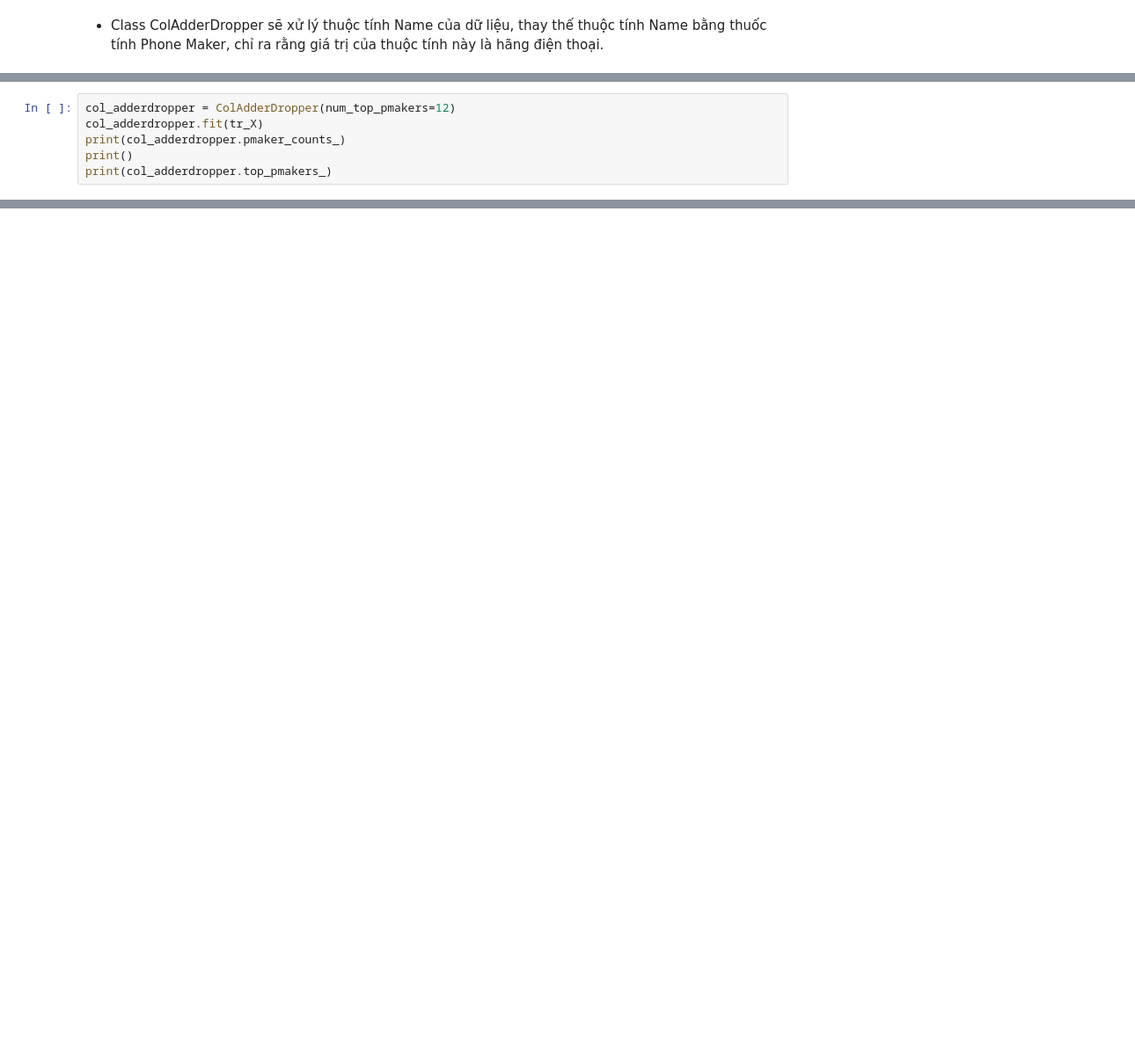
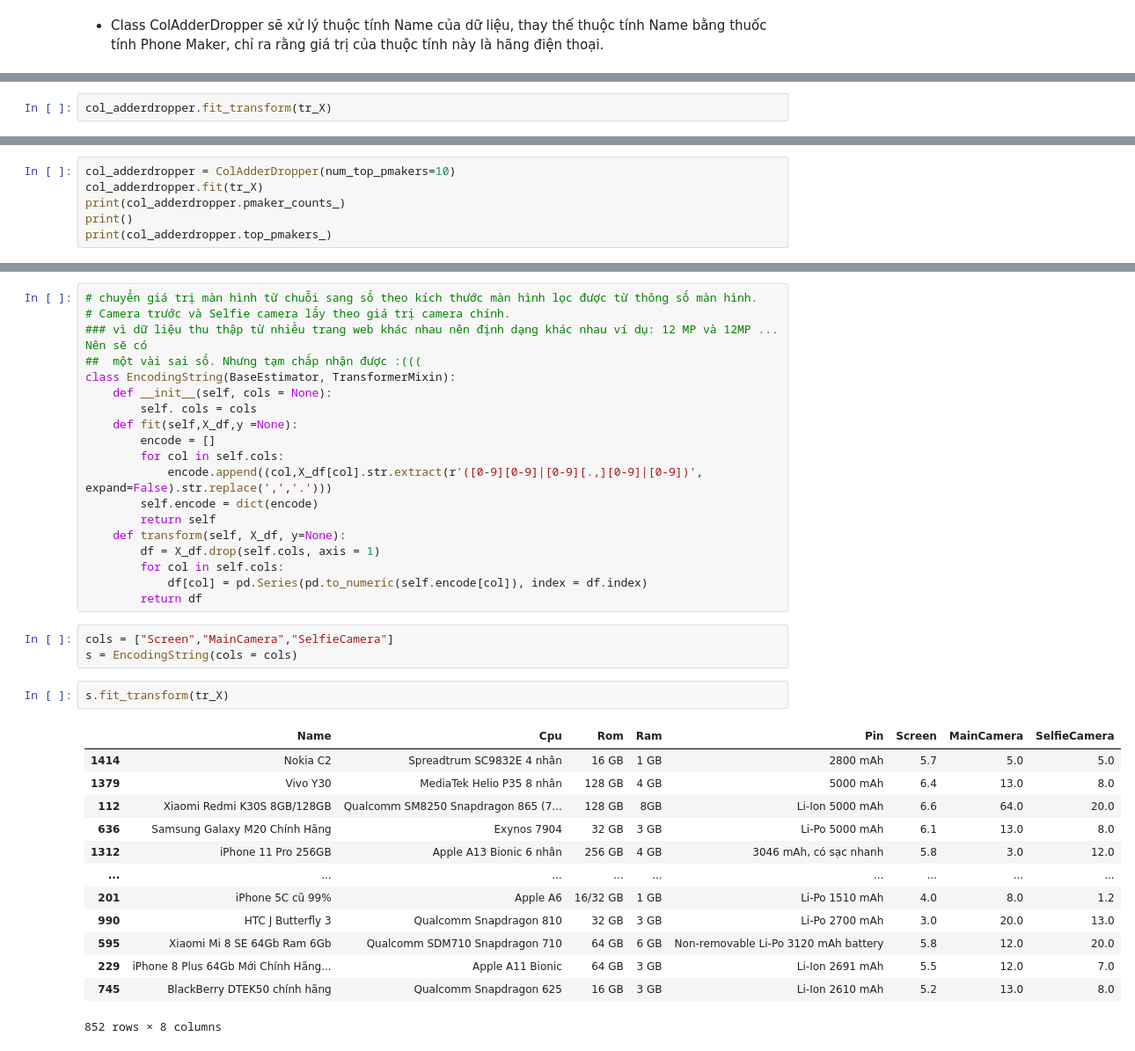
Before and after one commit to Truong1311/DataScienceProject, a Jupyter notebook: Sources/Tien Xu Ly va Mo Hinh Hoa.ipynb, the cells around one changed output, grey strips where cells are left out. Shown: that part at 88% size. Saved outputs shown, nothing was run; the diff lists cells and outputs as text; blank space fills up the shorter version.

Commit message:
sửa tên của thộc tính Main Camera và Selfie Camera, pipeline

```diff
--- a/Sources/Tien Xu Ly va Mo Hinh Hoa.ipynb
+++ b/Sources/Tien Xu Ly va Mo Hinh Hoa.ipynb
@@ -148,0 +152,2 @@ class ColAdderDropper(BaseEstimator, TransformerMixin):
+# %%
+col_adderdropper.fit_transform(tr_X)
@@ -149,5 +168,5 @@ class ColAdderDropper(BaseEstimator, TransformerMixin):
 # %%
-col_adderdropper = ColAdderDropper(num_top_pmakers=12)
+col_adderdropper = ColAdderDropper(num_top_pmakers=10)
 col_adderdropper.fit(tr_X)
 print(col_adderdropper.pmaker_counts_)
 print()
@@ -190,0 +192,38 @@ fewer_cols_train_X_df
+# %%
+# chuyển giá trị màn hình từ chuỗi sang số theo kích thước màn hình lọc được từ thông số màn hình.
+# Camera trước và Selfie camera lấy theo giá trị camera chính.
+### vì dữ liệu thu thập từ nhiều trang web khác nhau nên định dạng khác nhau ví dụ: 12 MP và 12MP ... Nên sẽ có
+##  một vài sai số. Nhưng tạm chấp nhận được :(((
+class EncodingString(BaseEstimator, TransformerMixin):
+    def __init__(self, cols = None):
+        self. cols = cols
+    def fit(self,X_df,y =None):
+        encode = []
+        for col in self.cols:
+            encode.append((col,X_df[col].str.extract(r'([0-9][0-9]|[0-9][.,][0-9]|[0-9])', expand=False).str.replace(',','.')))
+        self.encode = dict(encode)
+        return self
+    def transform(self, X_df, y=None):
+        df = X_df.drop(self.cols, axis = 1)
+        for col in self.cols:
+            df[col] = pd.Series(pd.to_numeric(self.encode[col]), index = df.index)
+        return df
+# %%
+cols = ["Screen","MainCamera","SelfieCamera"]
+s = EncodingString(cols = cols)
+# %%
+s.fit_transform(tr_X)
+# %% [output]
+|  | Name | Cpu | Rom | Ram | Pin | Screen | MainCamera | SelfieCamera |
+| 1414 | Nokia C2 | Spreadtrum SC9832E 4 nhân | 16 GB | 1 GB | 2800 mAh | 5.7 | 5.0 | 5.0 |
+| 1379 | Vivo Y30 | MediaTek Helio P35 8 nhân | 128 GB | 4 GB | 5000 mAh | 6.4 | 13.0 | 8.0 |
+| 112 | Xiaomi Redmi K30S 8GB/128GB | Qualcomm SM8250 Snapdragon 865 (7... | 128 GB | 8GB | Li-Ion 5000 mAh | 6.6 | 64.0 | 20.0 |
+| 636 | Samsung Galaxy M20 Chính Hãng | Exynos 7904 | 32 GB | 3 GB | Li-Po 5000 mAh | 6.1 | 13.0 | 8.0 |
+| 1312 | iPhone 11 Pro 256GB | Apple A13 Bionic 6 nhân | 256 GB | 4 GB | 3046 mAh, có sạc nhanh | 5.8 | 3.0 | 12.0 |
+| ... | ... | ... | ... | ... | ... | ... | ... | ... |
+| 201 | iPhone 5C cũ 99% | Apple A6 | 16/32 GB | 1 GB | Li-Po 1510 mAh | 4.0 | 8.0 | 1.2 |
+| 990 | HTC J Butterfly 3 | Qualcomm Snapdragon 810 | 32 GB | 3 GB | Li-Po 2700 mAh | 3.0 | 20.0 | 13.0 |
+| 595 | Xiaomi Mi 8 SE 64Gb Ram 6Gb | Qualcomm SDM710 Snapdragon 710 | 64 GB | 6 GB | Non-removable Li-Po 3120 mAh battery | 5.8 | 12.0 | 20.0 |
+| 229 | iPhone 8 Plus 64Gb Mới Chính Hãng... | Apple A11 Bionic | 64 GB | 3 GB | Li-Ion 2691 mAh | 5.5 | 12.0 | 7.0 |
+| 745 | BlackBerry DTEK50 chính hãng | Qualcomm Snapdragon 625 | 16 GB | 3 GB | Li-Ion 2610 mAh | 5.2 | 13.0 | 8.0 |
+852 rows × 8 columns
```
Also changed, not shown: parts of 18 cells of this notebook, 4 other files.
